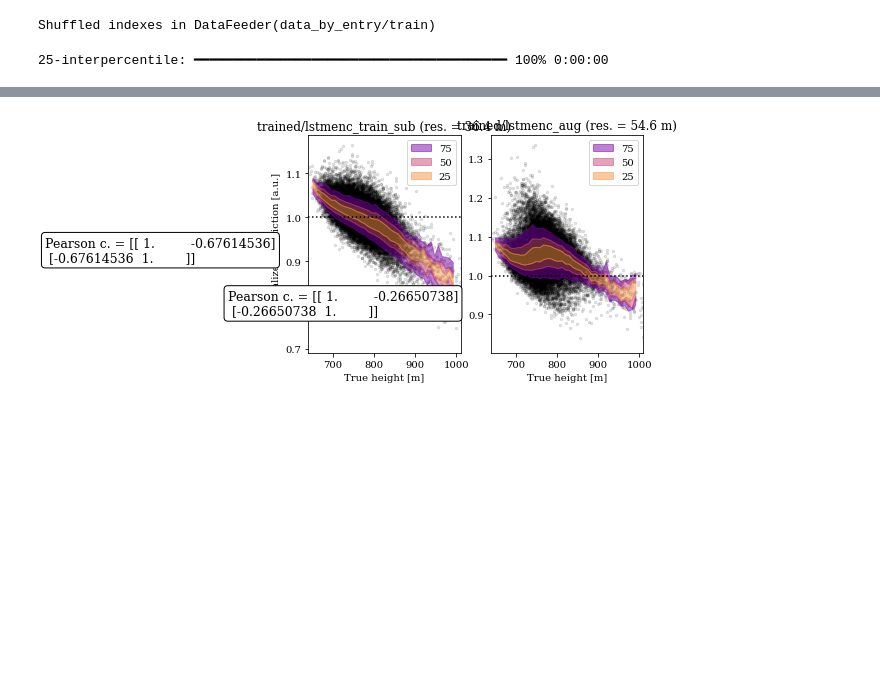
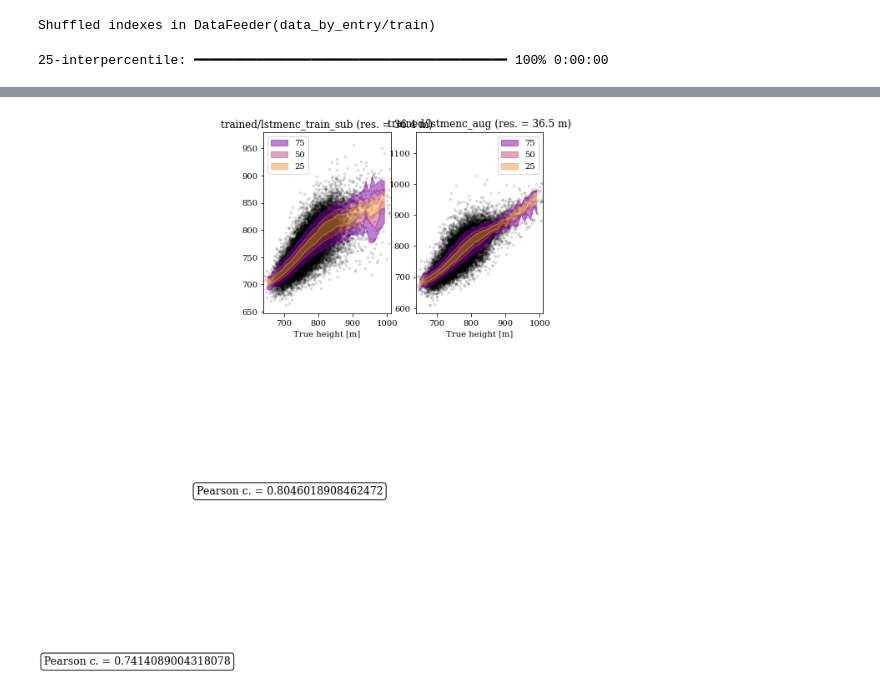
Before and after one commit to djanloo/cmepda, a Jupyter notebook: assets/plot_statistics/plot.ipynb, the cells around one changed output, grey strips where cells are left out. Cells and saved outputs as stored; diff of their text form; code cells hidden in the pictures; blank space fills up the shorter version.

Commit message:
pdf images and aug rmse

```diff
--- a/assets/plot_statistics/plot.ipynb
+++ b/assets/plot_statistics/plot.ipynb
@@ -143,12 +143,12 @@ Shuffled indexes in DataFeeder(data_by_entry/train)
 # %%
 stats.interpercentile_plot(
     [lstmenc_vanilla, lstmenc_aug],
     "data_by_entry/test",
     [feeder_options, feeder_options],
-    plot_type="normalized",
+    plot_type="not-normal",
 )
 # %% [output]
 25-interpercentile: ━━━━━━━━━━━━━━━━━━━━━━━━━━━━━━━━━━━━━━━━ 100% 0:00:00
 [interactive output not drawn]
 [interactive output not drawn]
-[figure, old version]
+[figure, new version]
```
Also changed, not shown: parts of 3 cells of this notebook, 11 other files.
